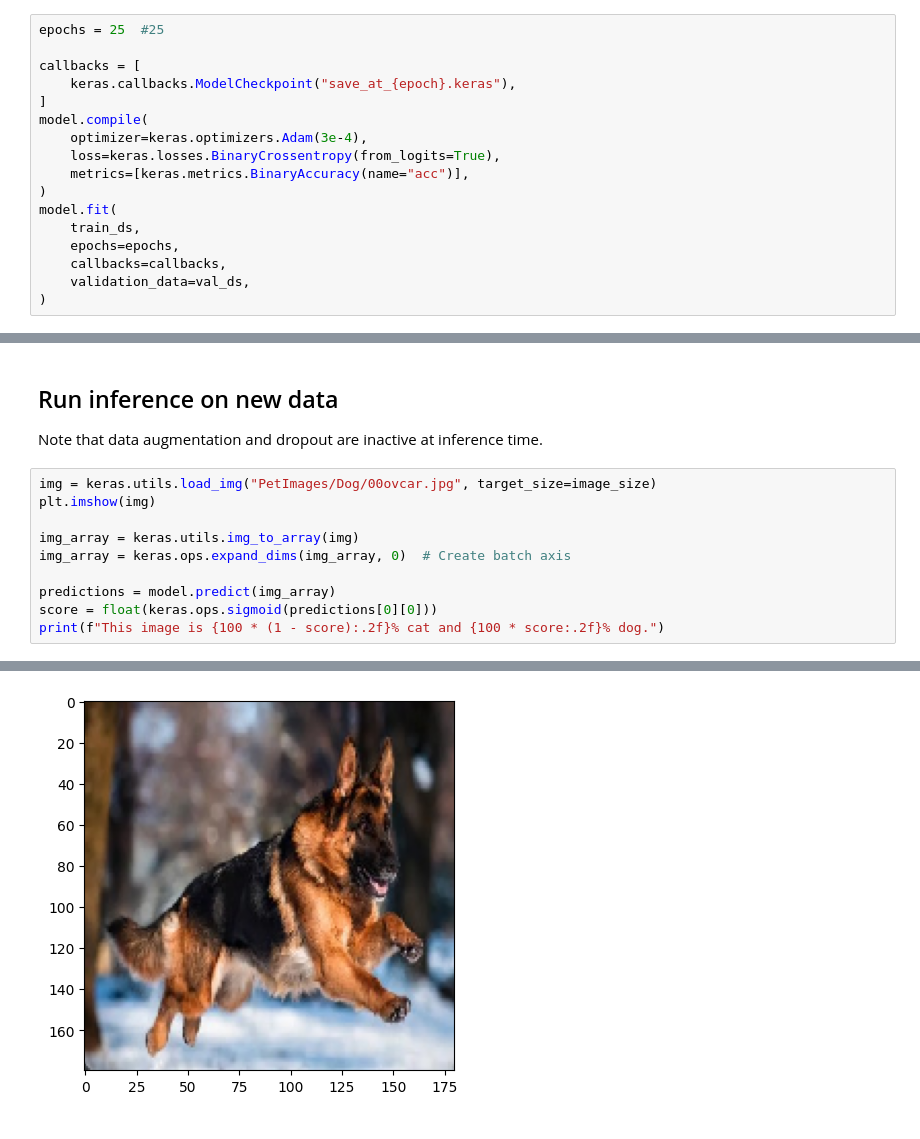
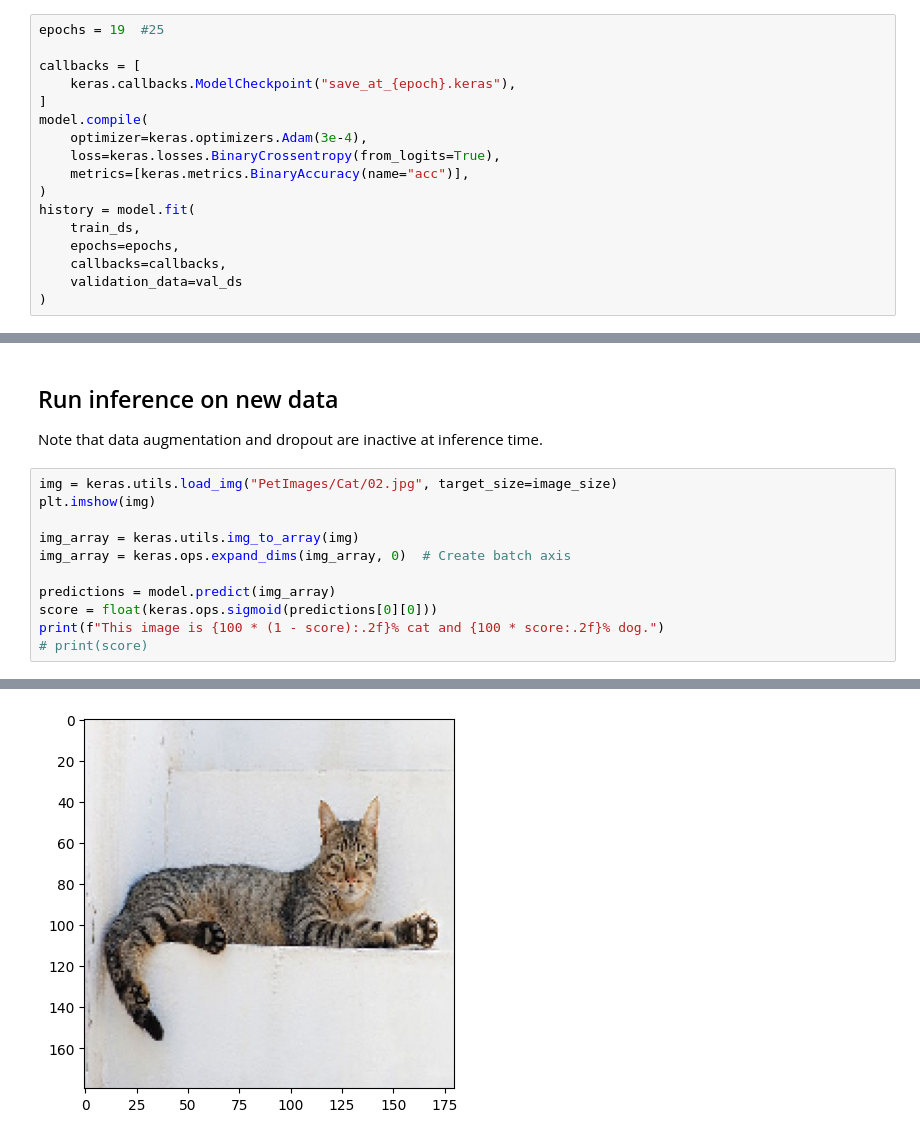
Before and after one commit to Bigulac/Keras-example-Cat-v-Dog, a Jupyter notebook: examples/vision/ipynb/image_classification_from_scratch.ipynb, the cells around one changed output, grey strips where cells are left out. Cells and saved outputs as stored; diff of their text form.

Commit message:
Version after 19 epohs with graph

```diff
--- a/examples/vision/ipynb/image_classification_from_scratch.ipynb
+++ b/examples/vision/ipynb/image_classification_from_scratch.ipynb
@@ -269,7 +271,7 @@ keras.utils.plot_model(model, show_shapes=True)
 # %% [markdown]
 ## Train the model
 # %%
-epochs = 25  #25
+epochs = 19  #25
 
 callbacks = [
     keras.callbacks.ModelCheckpoint("save_at_{epoch}.keras"),
@@ -279,10 +281,10 @@ model.compile(
     loss=keras.losses.BinaryCrossentropy(from_logits=True),
     metrics=[keras.metrics.BinaryAccuracy(name="acc")],
 )
-model.fit(
+history = model.fit(
     train_ds,
     epochs=epochs,
     callbacks=callbacks,
-    validation_data=val_ds,
+    validation_data=val_ds
 )
 # %% [output]
@@ -312,7 +325,7 @@ We get to >90% validation accuracy after training for 25 epochs on the full data
 
 Note that data augmentation and dropout are inactive at inference time.
 # %%
-img = keras.utils.load_img("PetImages/Dog/00ovcar.jpg", target_size=image_size)
+img = keras.utils.load_img("PetImages/Cat/02.jpg", target_size=image_size)
 plt.imshow(img)
 
 img_array = keras.utils.img_to_array(img)
@@ -321,4 +334,5 @@ img_array = keras.ops.expand_dims(img_array, 0)  # Create batch axis
 predictions = model.predict(img_array)
 score = float(keras.ops.sigmoid(predictions[0][0]))
 print(f"This image is {100 * (1 - score):.2f}% cat and {100 * score:.2f}% dog.")
+# print(score)
 # %% [output]
@@ -327 +341 @@ This image is 0.01% cat and 99.99% dog.
-[figure, old version]
+[figure, new version]
```
Also changed, not shown: parts of 9 cells of this notebook.
